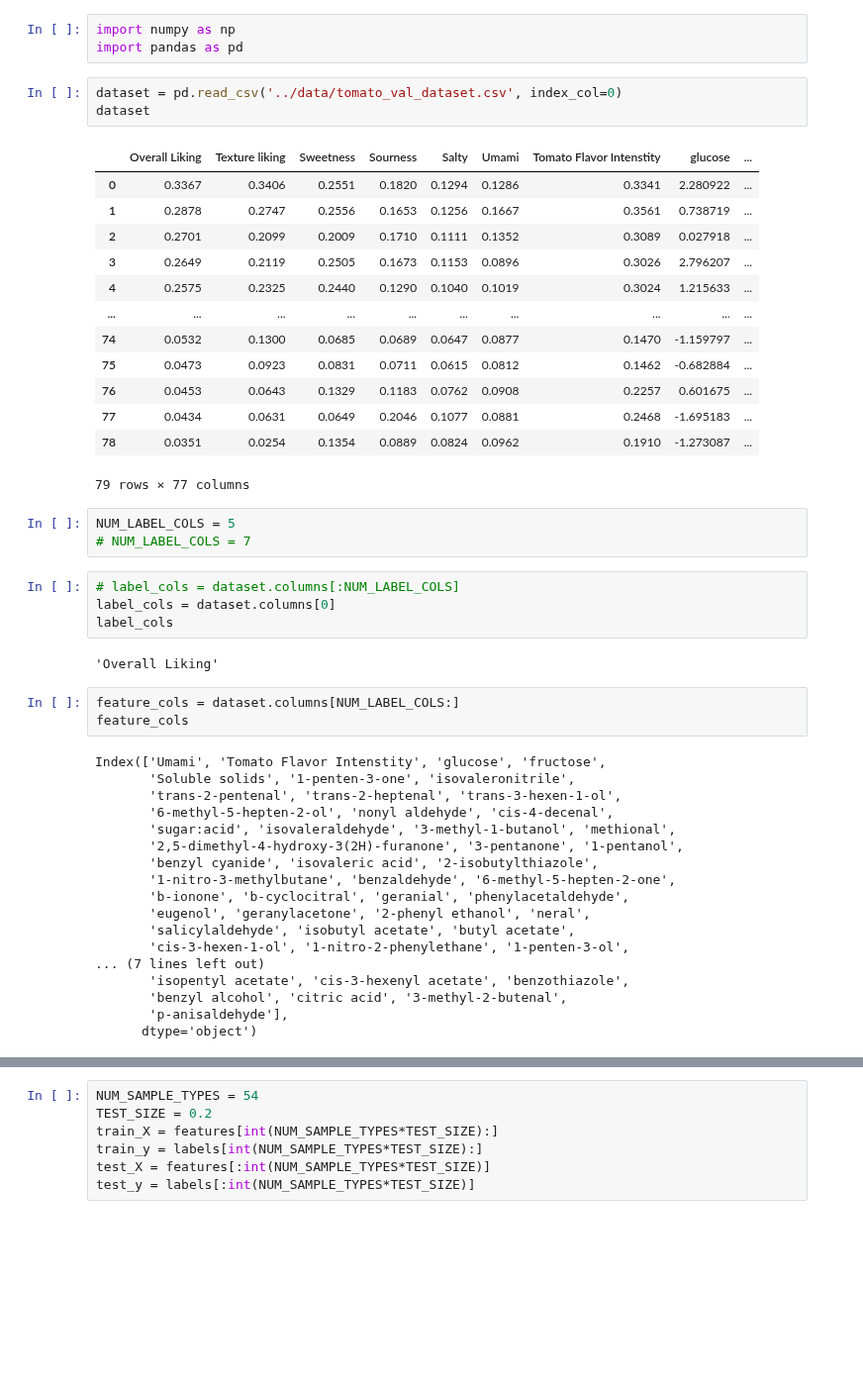
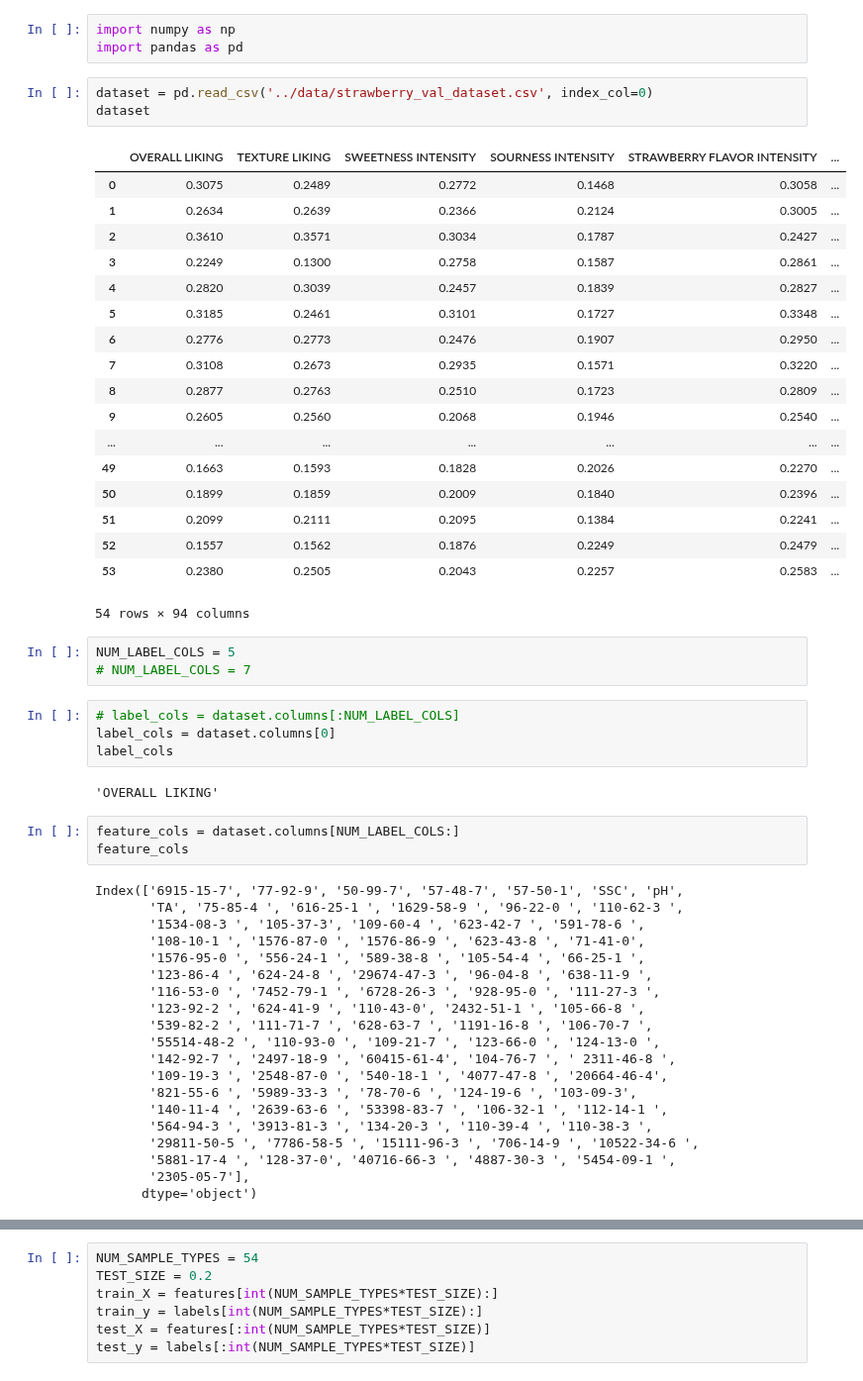
Before and after one commit to Rory-Dam/master_thesis, a Jupyter notebook: strawberry/baseline.ipynb, the cells around one changed output, grey strips where cells are left out. Shown at 99% size. Cells and saved outputs as stored; diff of their text form; blank space fills up the shorter version.

```diff
--- a/strawberry/baseline.ipynb
+++ b/strawberry/baseline.ipynb
@@ -2,22 +2,27 @@
 import numpy as np
 import pandas as pd
 # %%
-dataset = pd.read_csv('../data/tomato_val_dataset.csv', index_col=0)
+dataset = pd.read_csv('../data/strawberry_val_dataset.csv', index_col=0)
 dataset
 # %% [output]
-|  | Overall Liking | Texture liking | Sweetness | Sourness | Salty | Umami | Tomato Flavor Intenstity | glucose | ... |
-| 0 | 0.3367 | 0.3406 | 0.2551 | 0.1820 | 0.1294 | 0.1286 | 0.3341 | 2.280922 | ... |
-| 1 | 0.2878 | 0.2747 | 0.2556 | 0.1653 | 0.1256 | 0.1667 | 0.3561 | 0.738719 | ... |
-| 2 | 0.2701 | 0.2099 | 0.2009 | 0.1710 | 0.1111 | 0.1352 | 0.3089 | 0.027918 | ... |
-| 3 | 0.2649 | 0.2119 | 0.2505 | 0.1673 | 0.1153 | 0.0896 | 0.3026 | 2.796207 | ... |
-| 4 | 0.2575 | 0.2325 | 0.2440 | 0.1290 | 0.1040 | 0.1019 | 0.3024 | 1.215633 | ... |
-| ... | ... | ... | ... | ... | ... | ... | ... | ... | ... |
-| 74 | 0.0532 | 0.1300 | 0.0685 | 0.0689 | 0.0647 | 0.0877 | 0.1470 | -1.159797 | ... |
-| 75 | 0.0473 | 0.0923 | 0.0831 | 0.0711 | 0.0615 | 0.0812 | 0.1462 | -0.682884 | ... |
-| 76 | 0.0453 | 0.0643 | 0.1329 | 0.1183 | 0.0762 | 0.0908 | 0.2257 | 0.601675 | ... |
-| 77 | 0.0434 | 0.0631 | 0.0649 | 0.2046 | 0.1077 | 0.0881 | 0.2468 | -1.695183 | ... |
-| 78 | 0.0351 | 0.0254 | 0.1354 | 0.0889 | 0.0824 | 0.0962 | 0.1910 | -1.273087 | ... |
+|  | OVERALL LIKING | TEXTURE LIKING | SWEETNESS INTENSITY | SOURNESS INTENSITY | STRAWBERRY FLAVOR INTENSITY | ... |
+| 0 | 0.3075 | 0.2489 | 0.2772 | 0.1468 | 0.3058 | ... |
+| 1 | 0.2634 | 0.2639 | 0.2366 | 0.2124 | 0.3005 | ... |
+| 2 | 0.3610 | 0.3571 | 0.3034 | 0.1787 | 0.2427 | ... |
+| 3 | 0.2249 | 0.1300 | 0.2758 | 0.1587 | 0.2861 | ... |
+| 4 | 0.2820 | 0.3039 | 0.2457 | 0.1839 | 0.2827 | ... |
+| 5 | 0.3185 | 0.2461 | 0.3101 | 0.1727 | 0.3348 | ... |
+| 6 | 0.2776 | 0.2773 | 0.2476 | 0.1907 | 0.2950 | ... |
+| 7 | 0.3108 | 0.2673 | 0.2935 | 0.1571 | 0.3220 | ... |
+| 8 | 0.2877 | 0.2763 | 0.2510 | 0.1723 | 0.2809 | ... |
+| 9 | 0.2605 | 0.2560 | 0.2068 | 0.1946 | 0.2540 | ... |
+| ... | ... | ... | ... | ... | ... | ... |
+| 49 | 0.1663 | 0.1593 | 0.1828 | 0.2026 | 0.2270 | ... |
+| 50 | 0.1899 | 0.1859 | 0.2009 | 0.1840 | 0.2396 | ... |
+| 51 | 0.2099 | 0.2111 | 0.2095 | 0.1384 | 0.2241 | ... |
+| 52 | 0.1557 | 0.1562 | 0.1876 | 0.2249 | 0.2479 | ... |
+| 53 | 0.2380 | 0.2505 | 0.2043 | 0.2257 | 0.2583 | ... |
-79 rows × 77 columns
+54 rows × 94 columns
 # %%
 NUM_LABEL_COLS = 5
 # NUM_LABEL_COLS = 7
@@ -26,27 +31,29 @@ NUM_LABEL_COLS = 5
 label_cols = dataset.columns[0]
 label_cols
 # %% [output]
-'Overall Liking'
+'OVERALL LIKING'
 # %%
 feature_cols = dataset.columns[NUM_LABEL_COLS:]
 feature_cols
 # %% [output]
-Index(['Umami', 'Tomato Flavor Intenstity', 'glucose', 'fructose',
-       'Soluble solids', '1-penten-3-one', 'isovaleronitrile',
-       'trans-2-pentenal', 'trans-2-heptenal', 'trans-3-hexen-1-ol',
-       '6-methyl-5-hepten-2-ol', 'nonyl aldehyde', 'cis-4-decenal',
-       'sugar:acid', 'isovaleraldehyde', '3-methyl-1-butanol', 'methional',
-       '2,5-dimethyl-4-hydroxy-3(2H)-furanone', '3-pentanone', '1-pentanol',
-       'benzyl cyanide', 'isovaleric acid', '2-isobutylthiazole',
-       '1-nitro-3-methylbutane', 'benzaldehyde', '6-methyl-5-hepten-2-one',
-       'b-ionone', 'b-cyclocitral', 'geranial', 'phenylacetaldehyde',
-       'eugenol', 'geranylacetone', '2-phenyl ethanol', 'neral',
-       'salicylaldehyde', 'isobutyl acetate', 'butyl acetate',
-       'cis-3-hexen-1-ol', '1-nitro-2-phenylethane', '1-penten-3-ol',
-... (7 lines left out)
-       'isopentyl acetate', 'cis-3-hexenyl acetate', 'benzothiazole',
-       'benzyl alcohol', 'citric acid', '3-methyl-2-butenal',
-       'p-anisaldehyde'],
+Index(['6915-15-7', '77-92-9', '50-99-7', '57-48-7', '57-50-1', 'SSC', 'pH',
+       'TA', '75-85-4 ', '616-25-1 ', '1629-58-9 ', '96-22-0 ', '110-62-3 ',
+       '1534-08-3 ', '105-37-3', '109-60-4 ', '623-42-7 ', '591-78-6 ',
+       '108-10-1 ', '1576-87-0 ', '1576-86-9 ', '623-43-8 ', '71-41-0',
+       '1576-95-0 ', '556-24-1 ', '589-38-8 ', '105-54-4 ', '66-25-1 ',
+       '123-86-4 ', '624-24-8 ', '29674-47-3 ', '96-04-8 ', '638-11-9 ',
+       '116-53-0 ', '7452-79-1 ', '6728-26-3 ', '928-95-0 ', '111-27-3 ',
+       '123-92-2 ', '624-41-9 ', '110-43-0', '2432-51-1 ', '105-66-8 ',
+       '539-82-2 ', '111-71-7 ', '628-63-7 ', '1191-16-8 ', '106-70-7 ',
+       '55514-48-2 ', '110-93-0 ', '109-21-7 ', '123-66-0 ', '124-13-0 ',
+       '142-92-7 ', '2497-18-9 ', '60415-61-4', '104-76-7 ', ' 2311-46-8 ',
+       '109-19-3 ', '2548-87-0 ', '540-18-1 ', '4077-47-8 ', '20664-46-4',
+       '821-55-6 ', '5989-33-3 ', '78-70-6 ', '124-19-6 ', '103-09-3',
+       '140-11-4 ', '2639-63-6 ', '53398-83-7 ', '106-32-1 ', '112-14-1 ',
+       '564-94-3 ', '3913-81-3 ', '134-20-3 ', '110-39-4 ', '110-38-3 ',
+       '29811-50-5 ', '7786-58-5 ', '15111-96-3 ', '706-14-9 ', '10522-34-6 ',
+       '5881-17-4 ', '128-37-0', '40716-66-3 ', '4887-30-3 ', '5454-09-1 ',
+       '2305-05-7'],
       dtype='object')
 # %%
 features = dataset[feature_cols].values
```
Also changed, not shown: parts of 5 cells of this notebook, 4 other files.
